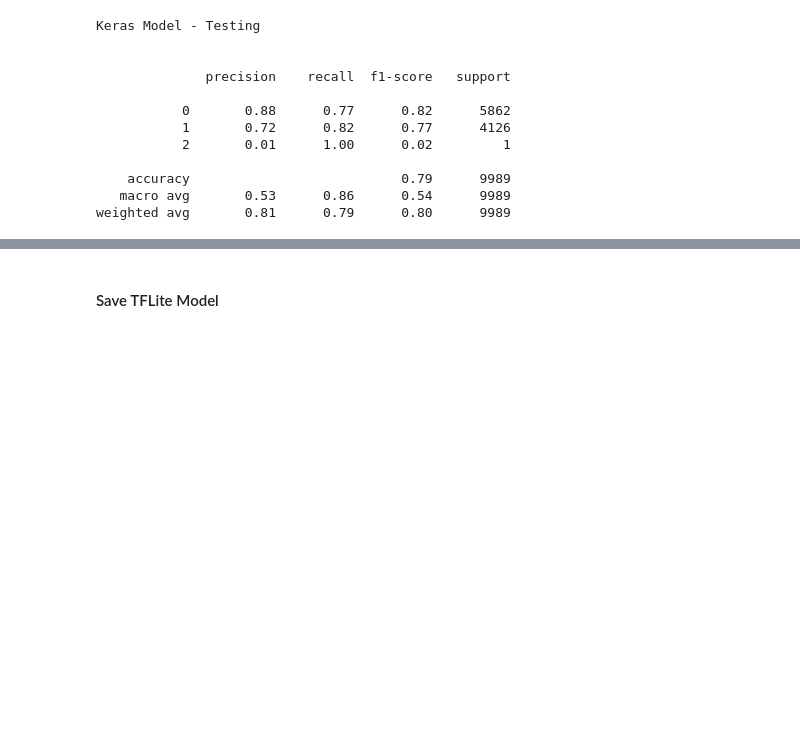
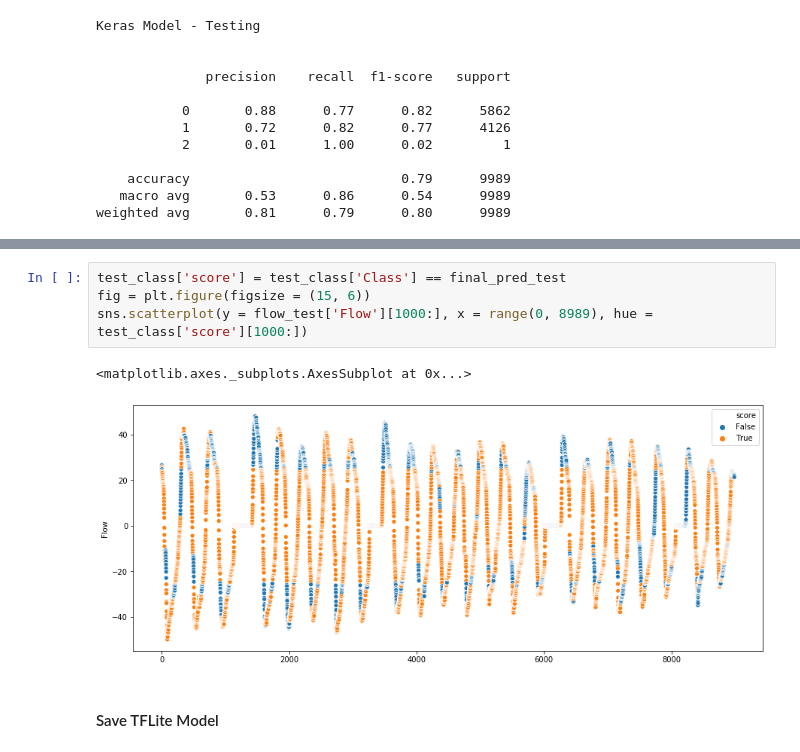
Before and after one commit to msfurr/coral_host, a Jupyter notebook: Jupyter_Notebooks/ModelTraining.ipynb, the cells around one changed output, grey strips where cells are left out. Drawn from its saved outputs; the diff is of its cells as text; blank space fills up the shorter version.

```diff
--- a/Jupyter_Notebooks/ModelTraining.ipynb
+++ b/Jupyter_Notebooks/ModelTraining.ipynb
@@ -526,3 +526,10 @@ sns.scatterplot(y = flow_test['Flow'][1000:5000], x = range(0, 4000), hue = fina
+# %%
+test_class['score'] = test_class['Class'] == final_pred_test
+fig = plt.figure(figsize = (15, 6))
+sns.scatterplot(y = flow_test['Flow'][1000:], x = range(0, 8989), hue = test_class['score'][1000:])
+# %% [output]
+<matplotlib.axes._subplots.AxesSubplot at 0x...>
+[figure, added]
 # %% [markdown]
 #### Save TFLite Model
 # %% [markdown]
```
Also changed, not shown: parts of 6 cells of this notebook.
